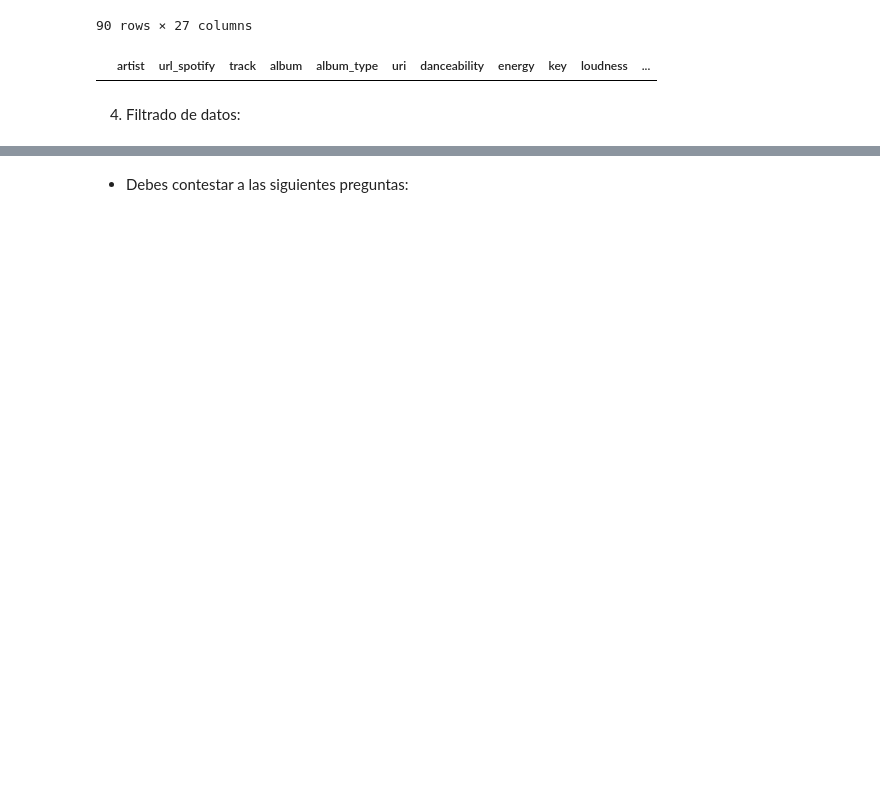
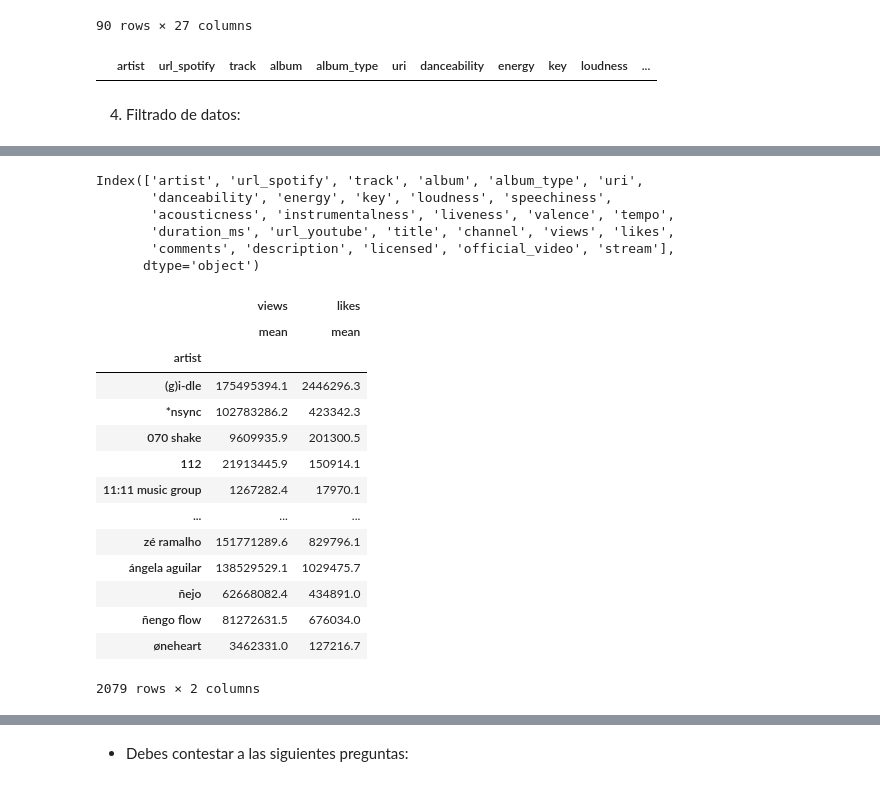
Before and after one commit to inesaag/promo-G-DA-modulo3-evaluacion-intermedia-Ines, a Jupyter notebook: ejercicios.ipynb, the cells around one changed output, grey strips where cells are left out. Saved outputs shown, nothing was run; the diff lists cells and outputs as text; code cells hidden in the pictures; blank space fills up the shorter version.

```diff
--- a/ejercicios.ipynb
+++ b/ejercicios.ipynb
@@ -254,2 +315,30 @@ artistas2
+# %%
+df.columns
+# %% [output]
+Index(['artist', 'url_spotify', 'track', 'album', 'album_type', 'uri',
+       'danceability', 'energy', 'key', 'loudness', 'speechiness',
+       'acousticness', 'instrumentalness', 'liveness', 'valence', 'tempo',
+       'duration_ms', 'url_youtube', 'title', 'channel', 'views', 'likes',
+       'comments', 'description', 'licensed', 'official_video', 'stream'],
+      dtype='object')
 # %%
 #- Se quiere estudiar si existe una relación entre la cantidad de visitas que reciben los videos de música de un artista en una plataforma de streaming y la cantidad de likes que estos videos obtienen. Por lo tanto, querremos contestar a la siguiente pregunta: ¿Son aquellos artistas que tienen más visitas los que más likes tienen? Para solucionar este ejercicio deberéis:
+#- Agrupa por artista y calcular la media de visitas y de likes.
+consulta1 = df.groupby('artist').agg({'views' : ['mean'], 'likes' : ['mean']})
+consulta1
+# %% [output]
+|  | views | likes |
+|  | mean | mean |
+| artist |  |  |
+| (g)i-dle | 175495394.1 | 2446296.3 |
+| *nsync | 102783286.2 | 423342.3 |
+| 070 shake | 9609935.9 | 201300.5 |
+| 112 | 21913445.9 | 150914.1 |
+| 11:11 music group | 1267282.4 | 17970.1 |
+| ... | ... | ... |
+| zé ramalho | 151771289.6 | 829796.1 |
+| ángela aguilar | 138529529.1 | 1029475.7 |
+| ñejo | 62668082.4 | 434891.0 |
+| ñengo flow | 81272631.5 | 676034.0 |
+| øneheart | 3462331.0 | 127216.7 |
+2079 rows × 2 columns
```
Also changed, not shown: parts of 19 cells of this notebook.
